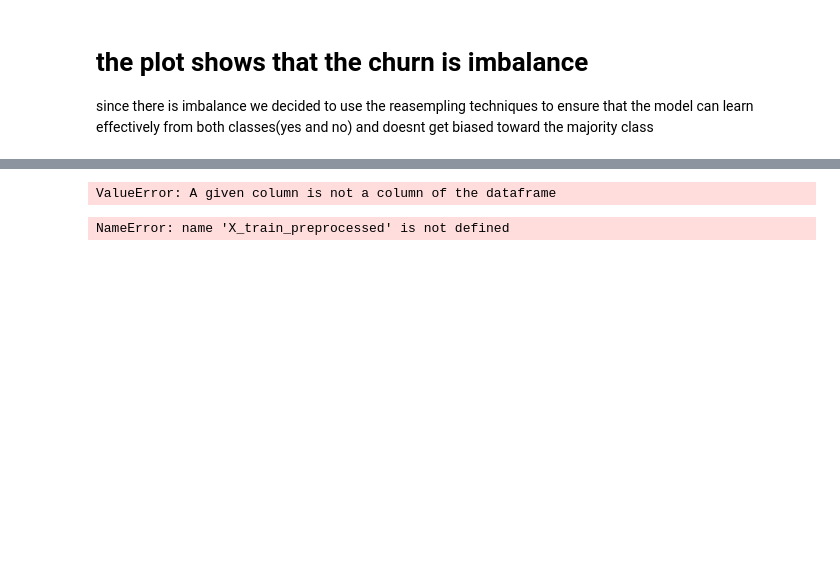
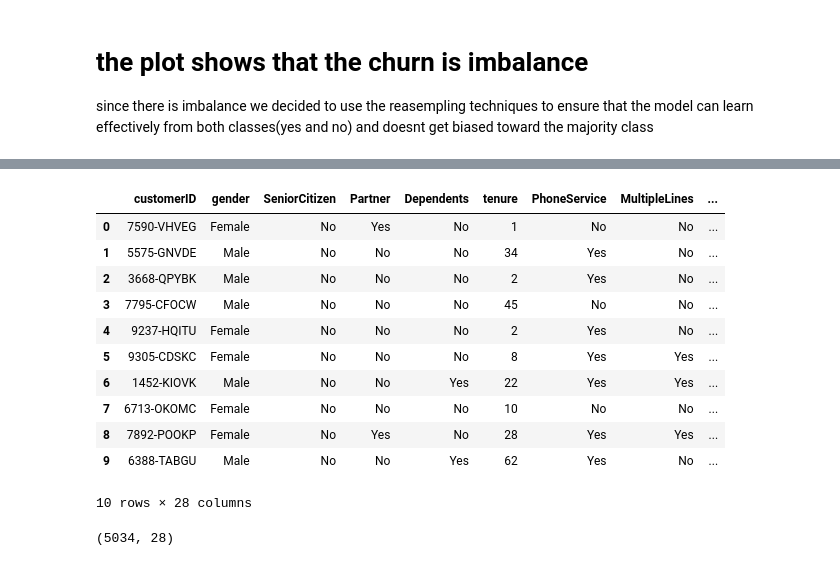
Before and after one commit to mancatha/LP2, a Jupyter notebook: LP2.ipynb, the cells around one changed output, grey strips where cells are left out. Cells and saved outputs as stored; diff of their text form; code cells hidden in the pictures; blank space fills up the shorter version.

```diff
--- a/LP2.ipynb
+++ b/LP2.ipynb
@@ -1641,16 +1649,3 @@ plt.show()
 # %% [markdown]
 # the plot shows that the churn is imbalance
 since there is imbalance we decided to use the reasempling techniques to ensure that the model can learn effectively from both classes(yes and no) and doesnt get biased toward the majority class
-# %%
-# Separate features and target variable
-X = data.drop("Churn", axis=1)
-y = data["Churn"]
-
-# Convert "Churn" column to binary numeric values (0 for "No" and 1 for "Yes")
-churn_encoder = LabelEncoder()
-y = churn_encoder.fit_transform(y)
-
-# Convert boolean columns to binary numeric values (0 or 1)
-boolean_columns = X.select_dtypes(include=["bool"]).columns
-for col in boolean_columns:
-    X[col] = X[col].astype(int)  # Convert bool to int
@@ -1681,19 +1652,46 @@ preprocessor = ColumnTransformer(transformers=[('cat', categorical_transformer,
-# %%
-#Fit and transform the training data using the preprocessor
-#Preprocessing training set
-X_train_transformed = preprocessor.fit_transform(X_train)
-
-#Transform the evaluation data using the preprocessor
-X_eval_transformed = preprocessor.transform(X_eval)
-# %% [output]
-ValueError: A given column is not a column of the dataframe
-# %%
-# Oversampling using SMOTE
-smote = SMOTE(random_state=42)
-X_train_resampled, y_train_resampled = smote.fit_resample(X_train_preprocessed, y_train)
-
-# Undersampling using RandomUnderSampler
-undersampler = RandomUnderSampler(random_state=42)
-X_train_resampled, y_train_resampled = undersampler.fit_resample(X_train_resampled, y_train_resampled)
-# %% [output]
-NameError: name 'X_train_preprocessed' is not defined
+# %%
+#converting boolean into a string
+def convert_to_boolean(df, column):
+    def convert_value(value):
+
+        if value == True:
+
+            return "Yes"
+
+        elif value == False:
+
+            return "No"
+        else:
+
+            return value
+
+    df[column] = df[column].apply(convert_value)
+    return df
+# %%
+# Create a list of categorical variables by excluding numerical columns
+
+cat_variables = df.drop(['customerID','tenure','TotalCharges','MonthlyCharges'], axis=1)
+# Invoke function to convet for all columns in data
+
+for col in cat_variables:
+
+    df = convert_to_boolean(df, col)
+# %%
+df.head(10)
+# %% [output]
+|  | customerID | gender | SeniorCitizen | Partner | Dependents | tenure | PhoneService | MultipleLines | ... |
+| 0 | 7590-VHVEG | Female | No | Yes | No | 1 | No | No | ... |
+| 1 | 5575-GNVDE | Male | No | No | No | 34 | Yes | No | ... |
+| 2 | 3668-QPYBK | Male | No | No | No | 2 | Yes | No | ... |
+| 3 | 7795-CFOCW | Male | No | No | No | 45 | No | No | ... |
+| 4 | 9237-HQITU | Female | No | No | No | 2 | Yes | No | ... |
+| 5 | 9305-CDSKC | Female | No | No | No | 8 | Yes | Yes | ... |
+| 6 | 1452-KIOVK | Male | No | No | Yes | 22 | Yes | Yes | ... |
+| 7 | 6713-OKOMC | Female | No | No | No | 10 | No | No | ... |
+| 8 | 7892-POOKP | Female | No | Yes | No | 28 | Yes | Yes | ... |
+| 9 | 6388-TABGU | Male | No | No | Yes | 62 | Yes | No | ... |
+10 rows × 28 columns
+# %%
+df.shape
+# %% [output]
+(5034, 28)
```
Also changed, not shown: parts of 36 cells of this notebook, 15 other files.
